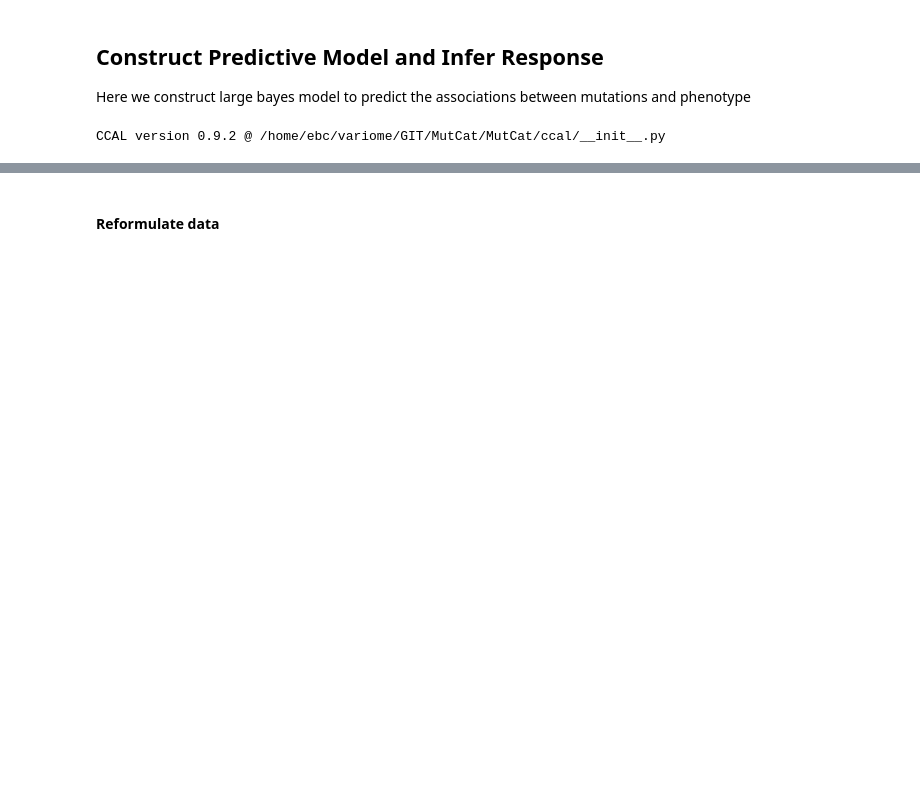
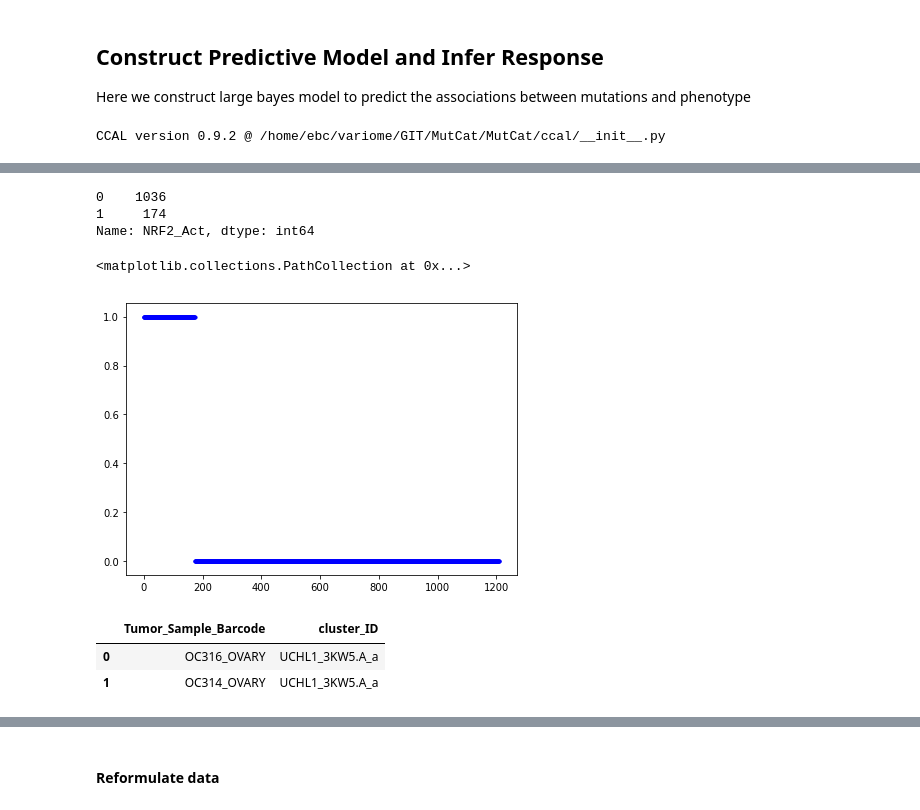
Before and after one commit to ebrunk/MutCat, a Jupyter notebook: pipeline/4 - Inference Modeling.ipynb, the cells around one changed output, grey strips where cells are left out. Drawn from its saved outputs; the diff is of its cells as text; code cells hidden in the pictures; blank space fills up the shorter version.

```diff
--- a/pipeline/4 - Inference Modeling.ipynb
+++ b/pipeline/4 - Inference Modeling.ipynb
@@ -77,0 +67,20 @@ for i in range(20):
+# %%
+NRF2_Act = pd.Series(np.where(NRF2_sig >= NRF2_sig_mean + NRF2_sig_std, 1, 0),
+                     index = NRF2_sig.index, name='NRF2_Act')
+print(NRF2_Act.value_counts())
+fig = plt.figure(figsize=(7, 5))
+
+plt.scatter(x = range(NRF2_Act.size), y = NRF2_Act, s = 10, c = 'blue', marker = 'o')
+# %% [output]
+0    1036
+1     174
+Name: NRF2_Act, dtype: int64
+<matplotlib.collections.PathCollection at 0x...>
+[figure, added]
+# %%
+df['cluster_ID'] = [str(df.loc[i,'ID'])+'_'+str(df.loc[i,'cluster_grp']) for i in df.index]
+df[['Tumor_Sample_Barcode','cluster_ID']].head(2)
+# %% [output]
+|  | Tumor_Sample_Barcode | cluster_ID |
+| 0 | OC316_OVARY | UCHL1_3KW5.A_a |
+| 1 | OC314_OVARY | UCHL1_3KW5.A_a |
```
Also changed, not shown: parts of 76 cells of this notebook.
